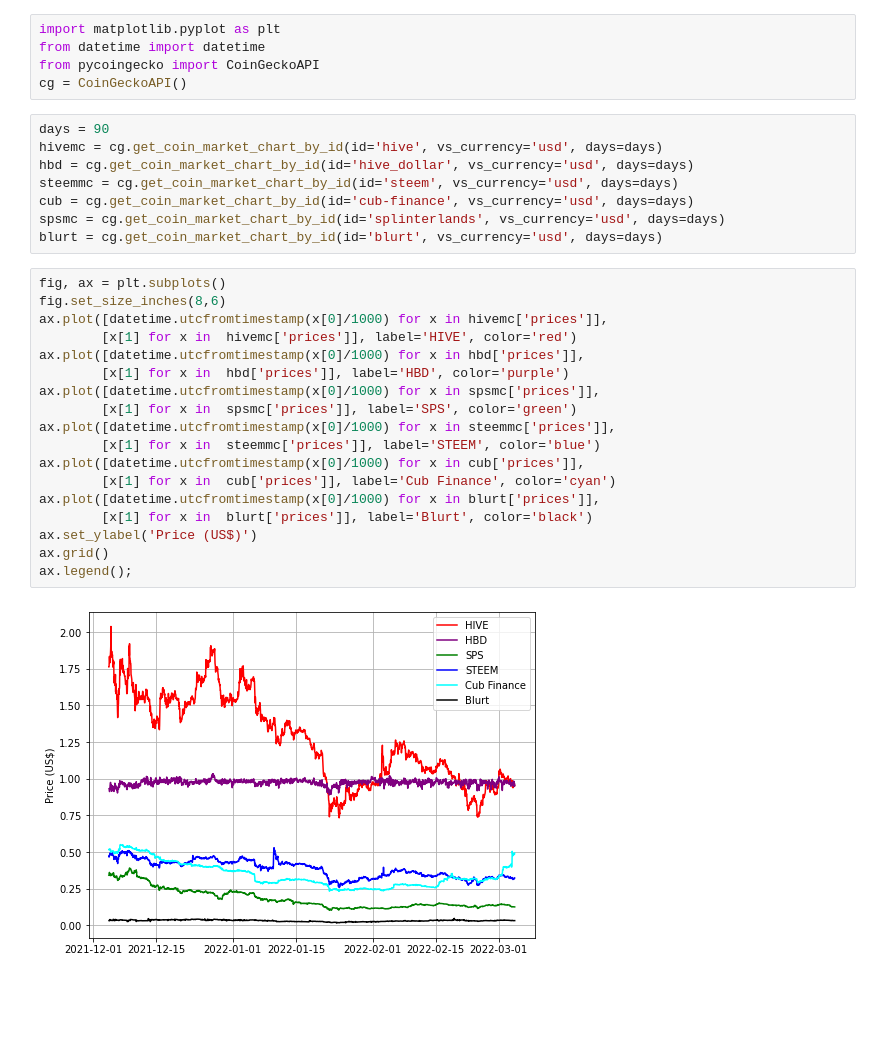
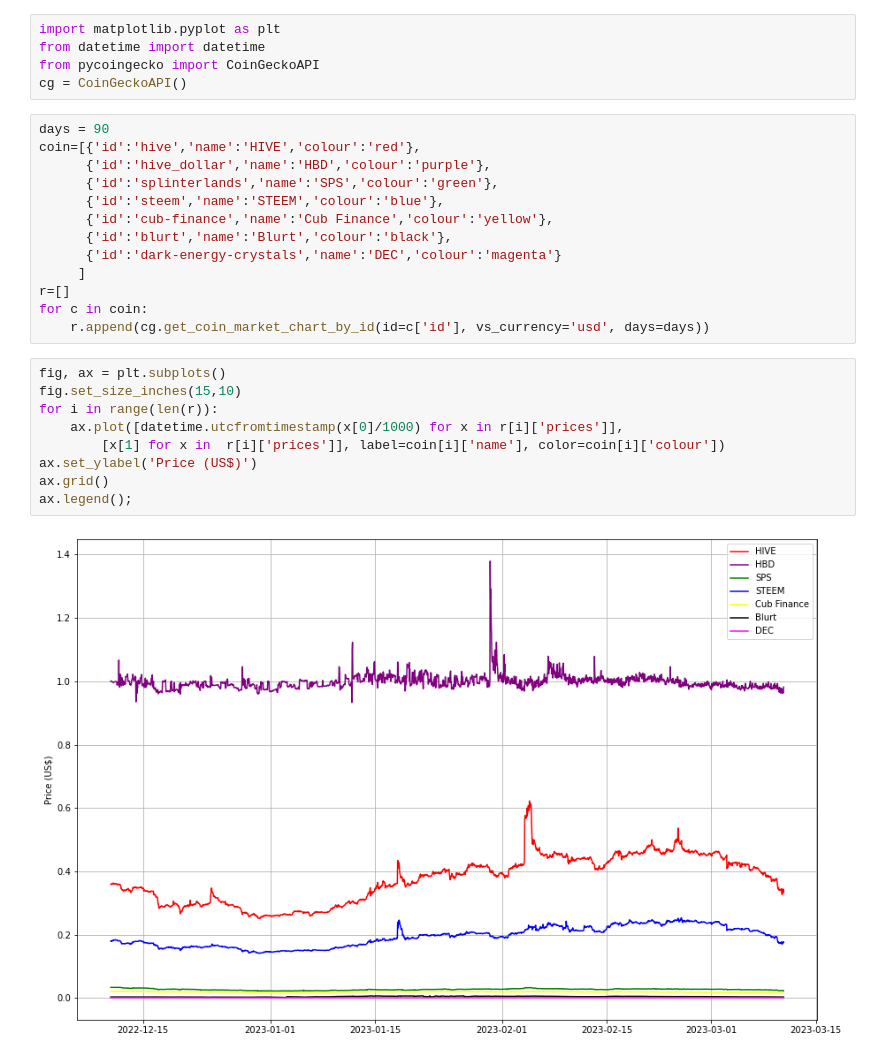
Before and after one commit to steevc/hivescripts, a Jupyter notebook: coingecko.ipynb, the cells around one changed output. Cells and saved outputs as stored; diff of their text form; blank space fills up the shorter version.

```diff
--- a/coingecko.ipynb
+++ b/coingecko.ipynb
@@ -3,31 +3,27 @@ import matplotlib.pyplot as plt
 from datetime import datetime
 from pycoingecko import CoinGeckoAPI
 cg = CoinGeckoAPI()
-# %%
-days = 90
-hivemc = cg.get_coin_market_chart_by_id(id='hive', vs_currency='usd', days=days)
-hbd = cg.get_coin_market_chart_by_id(id='hive_dollar', vs_currency='usd', days=days)
-steemmc = cg.get_coin_market_chart_by_id(id='steem', vs_currency='usd', days=days)
-cub = cg.get_coin_market_chart_by_id(id='cub-finance', vs_currency='usd', days=days)
-spsmc = cg.get_coin_market_chart_by_id(id='splinterlands', vs_currency='usd', days=days)
-blurt = cg.get_coin_market_chart_by_id(id='blurt', vs_currency='usd', days=days)
-# %%
-fig, ax = plt.subplots()
-fig.set_size_inches(8,6)
-ax.plot([datetime.utcfromtimestamp(x[0]/1000) for x in hivemc['prices']],
-        [x[1] for x in  hivemc['prices']], label='HIVE', color='red')
-ax.plot([datetime.utcfromtimestamp(x[0]/1000) for x in hbd['prices']],
-        [x[1] for x in  hbd['prices']], label='HBD', color='purple')
-ax.plot([datetime.utcfromtimestamp(x[0]/1000) for x in spsmc['prices']],
-        [x[1] for x in  spsmc['prices']], label='SPS', color='green')
-ax.plot([datetime.utcfromtimestamp(x[0]/1000) for x in steemmc['prices']],
-        [x[1] for x in  steemmc['prices']], label='STEEM', color='blue')
-ax.plot([datetime.utcfromtimestamp(x[0]/1000) for x in cub['prices']],
-        [x[1] for x in  cub['prices']], label='Cub Finance', color='cyan')
-ax.plot([datetime.utcfromtimestamp(x[0]/1000) for x in blurt['prices']],
-        [x[1] for x in  blurt['prices']], label='Blurt', color='black')
-ax.set_ylabel('Price (US$)')
-ax.grid()
-ax.legend();
-# %% [output]
-[figure, removed]
+# %%
+days = 90
+coin=[{'id':'hive','name':'HIVE','colour':'red'},
+      {'id':'hive_dollar','name':'HBD','colour':'purple'},
+      {'id':'splinterlands','name':'SPS','colour':'green'},
+      {'id':'steem','name':'STEEM','colour':'blue'},
+      {'id':'cub-finance','name':'Cub Finance','colour':'yellow'},
+      {'id':'blurt','name':'Blurt','colour':'black'},
+      {'id':'dark-energy-crystals','name':'DEC','colour':'magenta'}
+     ]
+r=[]
+for c in coin:
+    r.append(cg.get_coin_market_chart_by_id(id=c['id'], vs_currency='usd', days=days))
+# %%
+fig, ax = plt.subplots()
+fig.set_size_inches(15,10)
+for i in range(len(r)):
+    ax.plot([datetime.utcfromtimestamp(x[0]/1000) for x in r[i]['prices']],
+        [x[1] for x in  r[i]['prices']], label=coin[i]['name'], color=coin[i]['colour'])
+ax.set_ylabel('Price (US$)')
+ax.grid()
+ax.legend();
+# %% [output]
+[figure, added]
```
Also changed, not shown: 1 other file.
